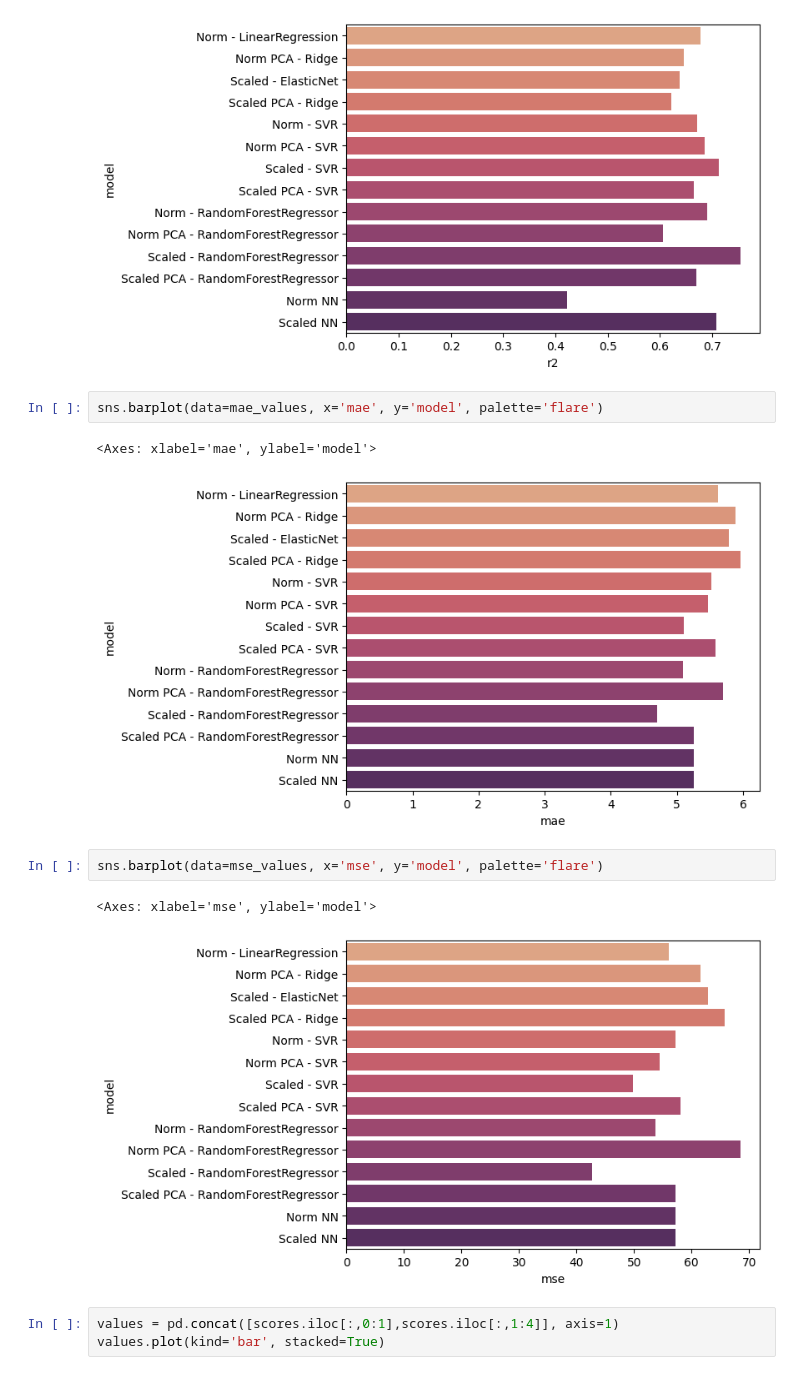
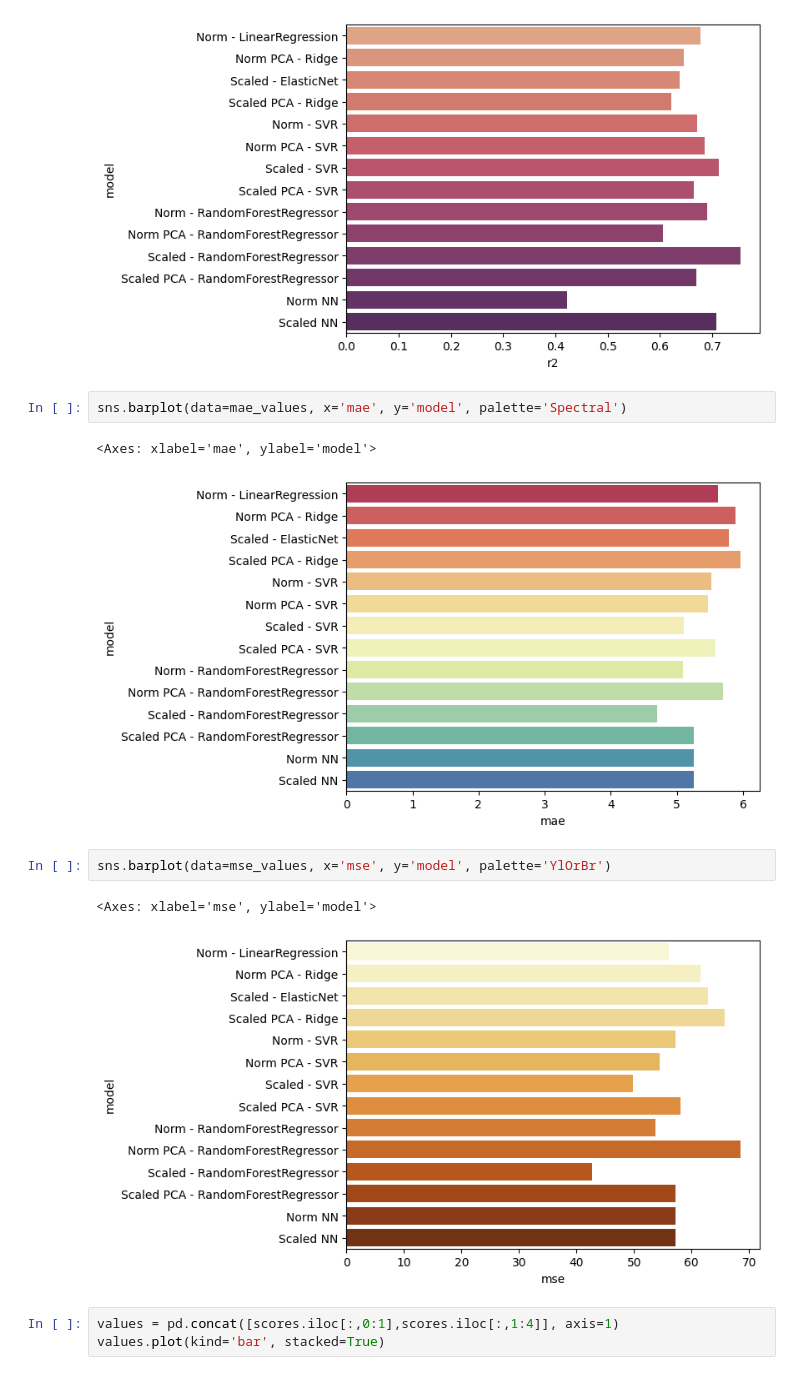
Before and after one commit to gavinlampton/CECS456-Group7_final-project, a Jupyter notebook: Combined.ipynb, the cells around one changed output. Saved outputs shown, nothing was run; the diff lists cells and outputs as text.

```diff
--- a/Combined.ipynb
+++ b/Combined.ipynb
@@ -762,15 +762,15 @@ sns.barplot(data=r2_values, x='r2', y='model', palette='flare')
 <Axes: xlabel='r2', ylabel='model'>
 [figure]
 # %%
-sns.barplot(data=mae_values, x='mae', y='model', palette='flare')
+sns.barplot(data=mae_values, x='mae', y='model', palette='Spectral')
 # %% [output]
 <Axes: xlabel='mae', ylabel='model'>
-[figure, old version]
+[figure, new version]
 # %%
-sns.barplot(data=mse_values, x='mse', y='model', palette='flare')
+sns.barplot(data=mse_values, x='mse', y='model', palette='YlOrBr')
 # %% [output]
 <Axes: xlabel='mse', ylabel='model'>
-[figure, old version]
+[figure, new version]
 # %%
 values = pd.concat([scores.iloc[:,0:1],scores.iloc[:,1:4]], axis=1)
 values.plot(kind='bar', stacked=True)
```
